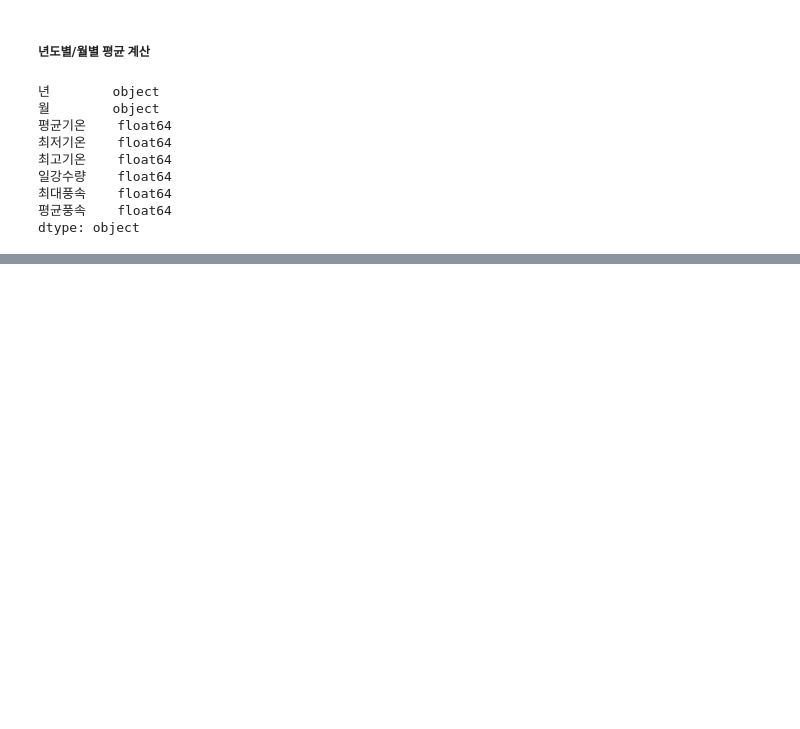
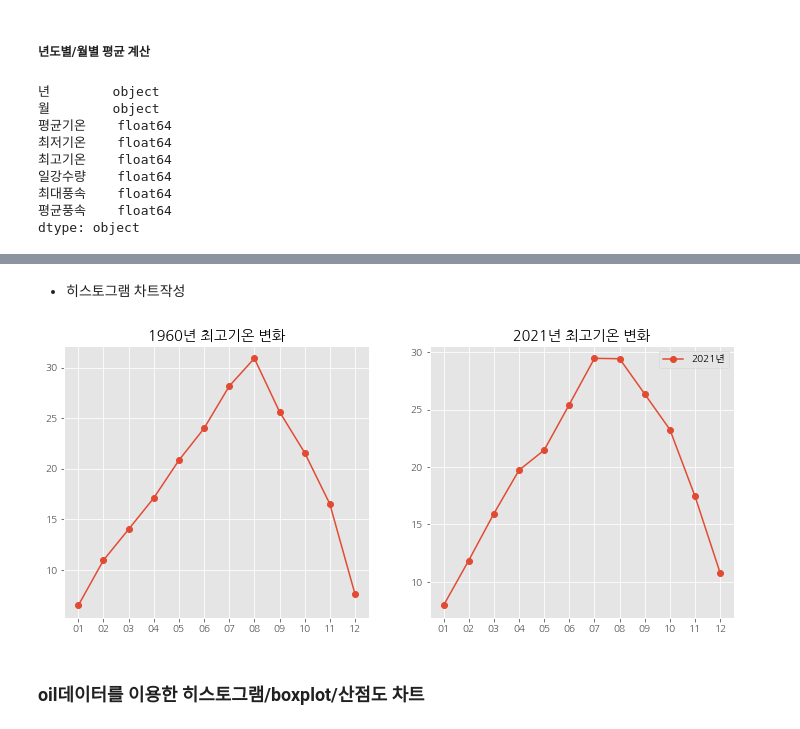
Before and after one commit to toughC/Python_Machine_Learning, a Jupyter notebook: 05_dataVisualization.ipynb, the cells around one changed output, grey strips where cells are left out. Cells and saved outputs as stored; diff of their text form; code cells hidden in the pictures; blank space fills up the shorter version.

```diff
--- a/05_dataVisualization.ipynb
+++ b/05_dataVisualization.ipynb
@@ -753,0 +807,21 @@ plt.show()
+# %% [markdown]
+- 히스토그램 차트작성
+# %%
+plt.style.use('ggplot')
+plt.figure(figsize=(12, 5))
+
+plt.subplot(121)
+plt.plot(df1960['월'], df1960['최고기온'], marker='o',label='1960년')
+plt.title('1960년 최고기온 변화')
+
+plt.subplot(122)
+plt.plot(df2021['월'], df2021['최고기온'], marker='o',label='2021년')
+
+plt.title('2021년 최고기온 변화')
+plt.legend()
+
+plt.show()
+# %% [output]
+[figure, added]
+# %% [markdown]
+### oil데이터를 이용한 히스토그램/boxplot/산점도 차트
```
Also changed, not shown: parts of 32 cells of this notebook.
